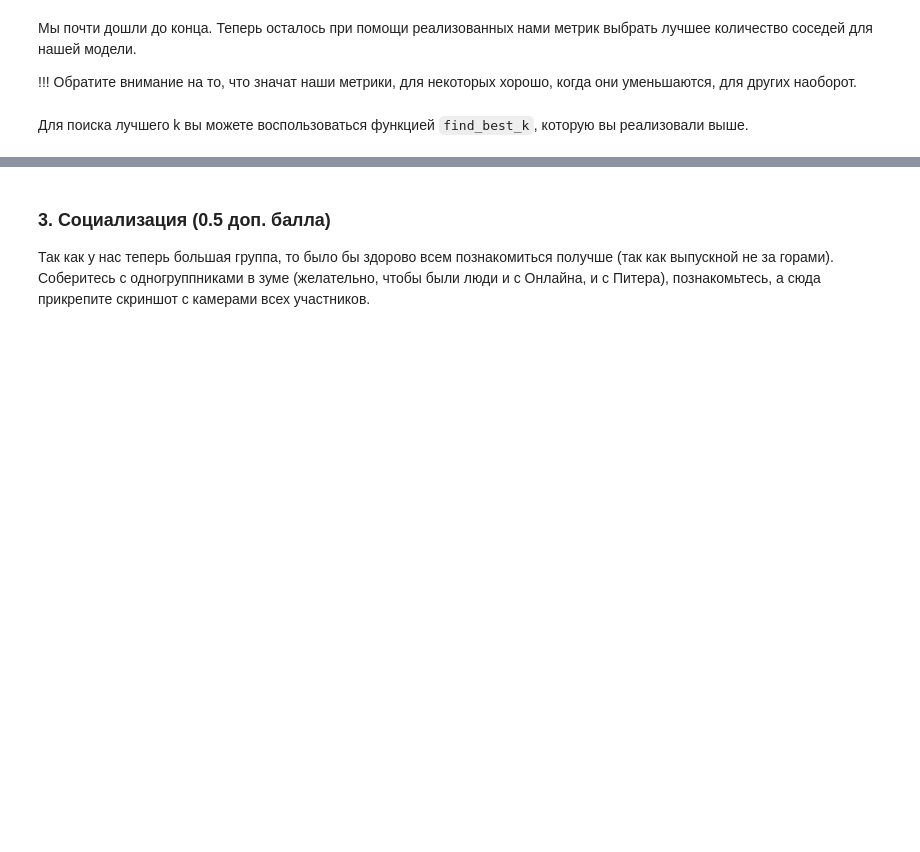
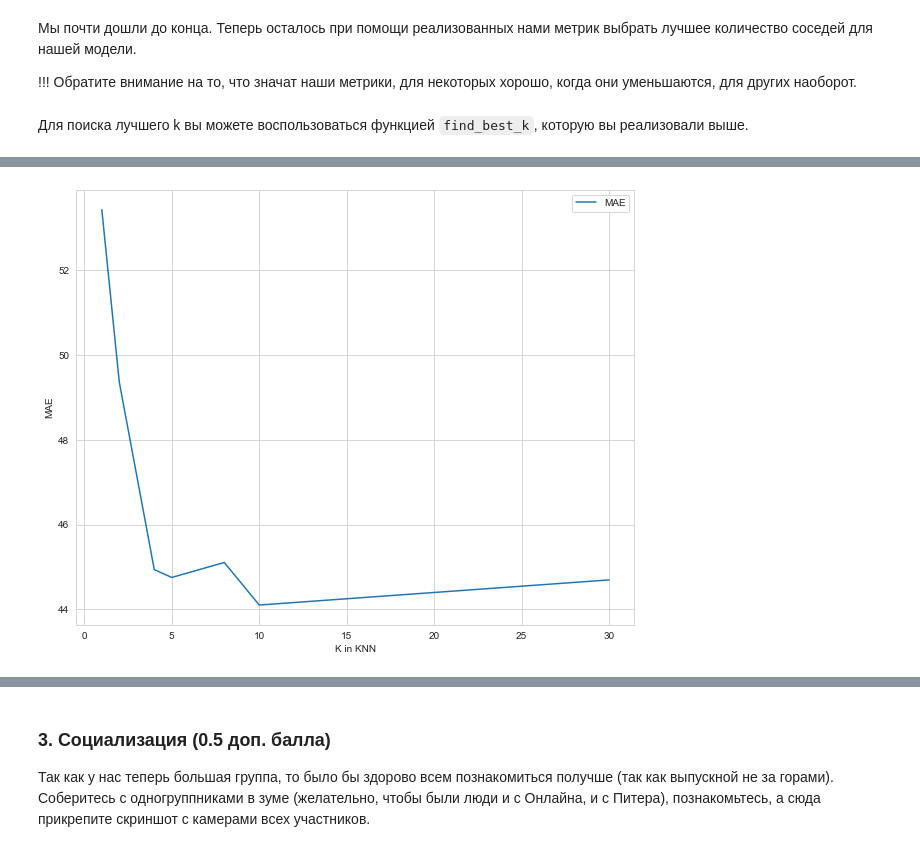
Before and after one commit to immbiochem/BI_ML_2021, a Jupyter notebook: kNN/code_folder/KNN.ipynb, the cells around one changed output, grey strips where cells are left out. Saved outputs shown, nothing was run; the diff lists cells and outputs as text; code cells hidden in the pictures; blank space fills up the shorter version.

```diff
--- a/kNN/code_folder/KNN.ipynb
+++ b/kNN/code_folder/KNN.ipynb
@@ -373,0 +382,8 @@ for i in params:
+# %%
+plt.rcParams["figure.figsize"] = 10, 8
+plt.plot(params, metrics_mae, label="MAE")
+plt.legend()
+plt.xlabel("K in KNN")
+plt.ylabel("MAE");
+# %% [output]
+[figure, added]
```
Also changed, not shown: parts of 3 cells of this notebook.
